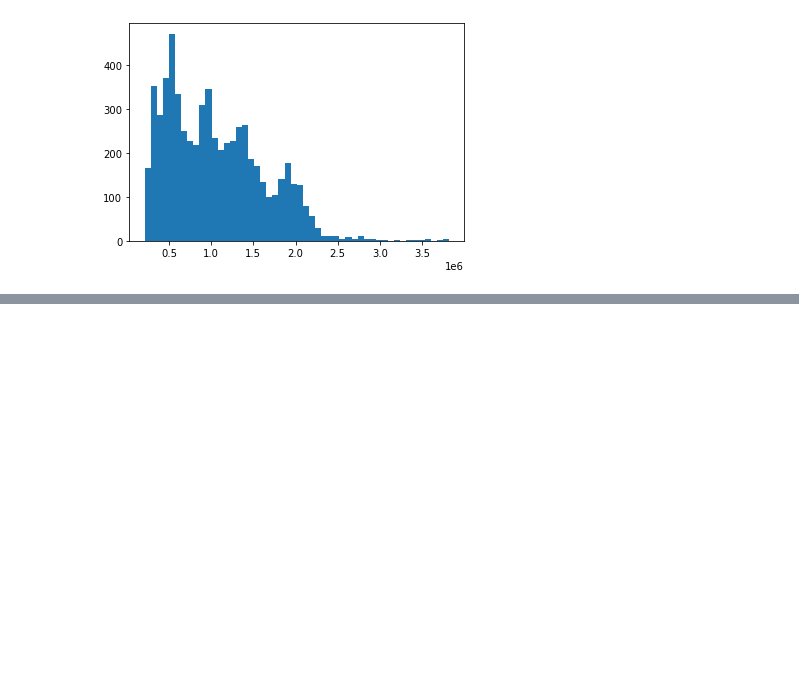
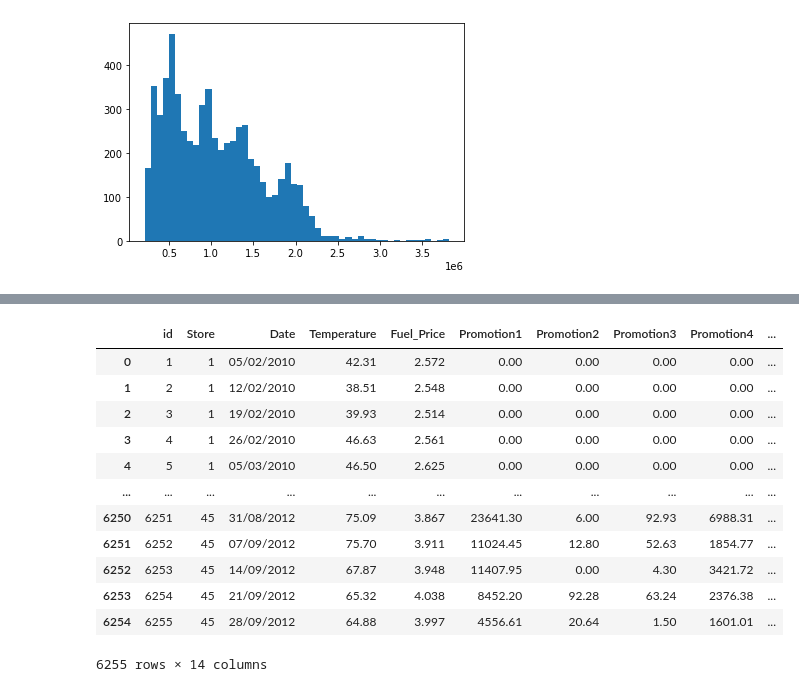
Before and after one commit to seoyeon1/DACON-BASIC, a Jupyter notebook: Sales Prediction(each Shopping Mall).ipynb, the cells around one changed output, grey strips where cells are left out. Saved outputs shown, nothing was run; the diff lists cells and outputs as text; code cells hidden in the pictures; blank space fills up the shorter version.

```diff
--- a/Sales Prediction(each Shopping Mall).ipynb
+++ b/Sales Prediction(each Shopping Mall).ipynb
@@ -162,0 +221,25 @@ plt.show()
+# %%
+# date 중 월 정보만 추출하기
+def get_month(date):
+    month = date[3:5] # date 문자열 중 월 정보만 잘라내기
+    month = int(month)
+    return month
+
+# Month 칼럼 생성
+train['Month'] = train['Date'].apply(get_month)
+
+train
+# %% [output]
+|  | id | Store | Date | Temperature | Fuel_Price | Promotion1 | Promotion2 | Promotion3 | Promotion4 | ... |
+| 0 | 1 | 1 | 05/02/2010 | 42.31 | 2.572 | 0.00 | 0.00 | 0.00 | 0.00 | ... |
+| 1 | 2 | 1 | 12/02/2010 | 38.51 | 2.548 | 0.00 | 0.00 | 0.00 | 0.00 | ... |
+| 2 | 3 | 1 | 19/02/2010 | 39.93 | 2.514 | 0.00 | 0.00 | 0.00 | 0.00 | ... |
+| 3 | 4 | 1 | 26/02/2010 | 46.63 | 2.561 | 0.00 | 0.00 | 0.00 | 0.00 | ... |
+| 4 | 5 | 1 | 05/03/2010 | 46.50 | 2.625 | 0.00 | 0.00 | 0.00 | 0.00 | ... |
+| ... | ... | ... | ... | ... | ... | ... | ... | ... | ... | ... |
+| 6250 | 6251 | 45 | 31/08/2012 | 75.09 | 3.867 | 23641.30 | 6.00 | 92.93 | 6988.31 | ... |
+| 6251 | 6252 | 45 | 07/09/2012 | 75.70 | 3.911 | 11024.45 | 12.80 | 52.63 | 1854.77 | ... |
+| 6252 | 6253 | 45 | 14/09/2012 | 67.87 | 3.948 | 11407.95 | 0.00 | 4.30 | 3421.72 | ... |
+| 6253 | 6254 | 45 | 21/09/2012 | 65.32 | 4.038 | 8452.20 | 92.28 | 63.24 | 2376.38 | ... |
+| 6254 | 6255 | 45 | 28/09/2012 | 64.88 | 3.997 | 4556.61 | 20.64 | 1.50 | 1601.01 | ... |
+6255 rows × 14 columns
```
Also changed, not shown: parts of 9 cells of this notebook.
